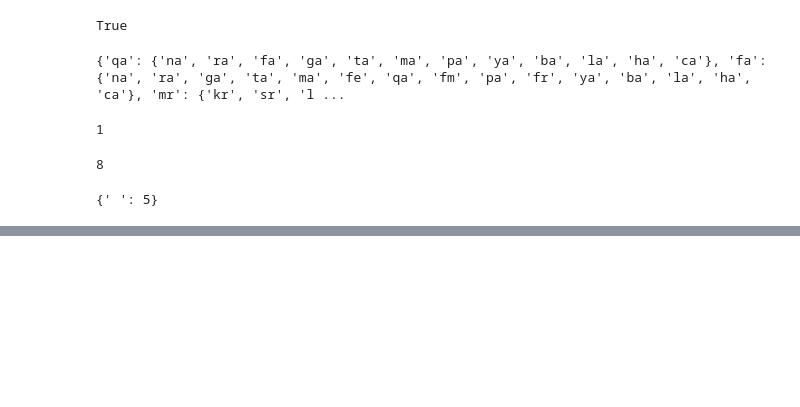
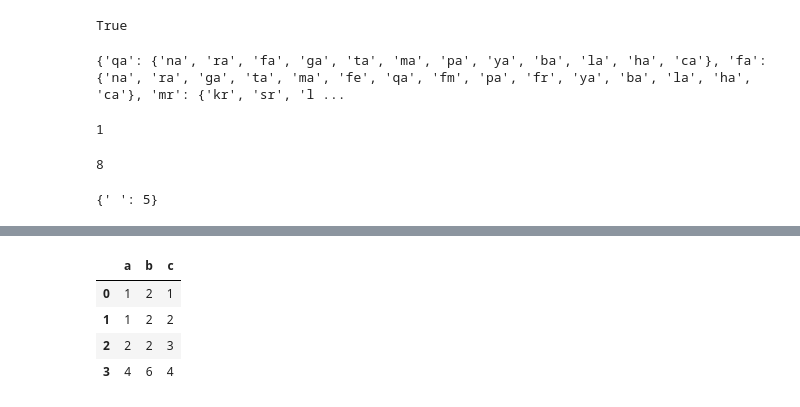
Before and after one commit to prannerta100/dsa_practice, a Jupyter notebook: leet.ipynb, the cells around one changed output, grey strips where cells are left out. Saved outputs shown, nothing was run; the diff lists cells and outputs as text; code cells hidden in the pictures; blank space fills up the shorter version.

```diff
--- a/leet.ipynb
+++ b/leet.ipynb
@@ -608,0 +659,10 @@ a
+# %%
+df['c'] = [1,2,3,4]
+# %%
+df.dropna(how='all')
+# %% [output]
+|  | a | b | c |
+| 0 | 1 | 2 | 1 |
+| 1 | 1 | 2 | 2 |
+| 2 | 2 | 2 | 3 |
+| 3 | 4 | 6 | 4 |
```
Also changed, not shown: parts of 5 cells of this notebook, 3 other files.
